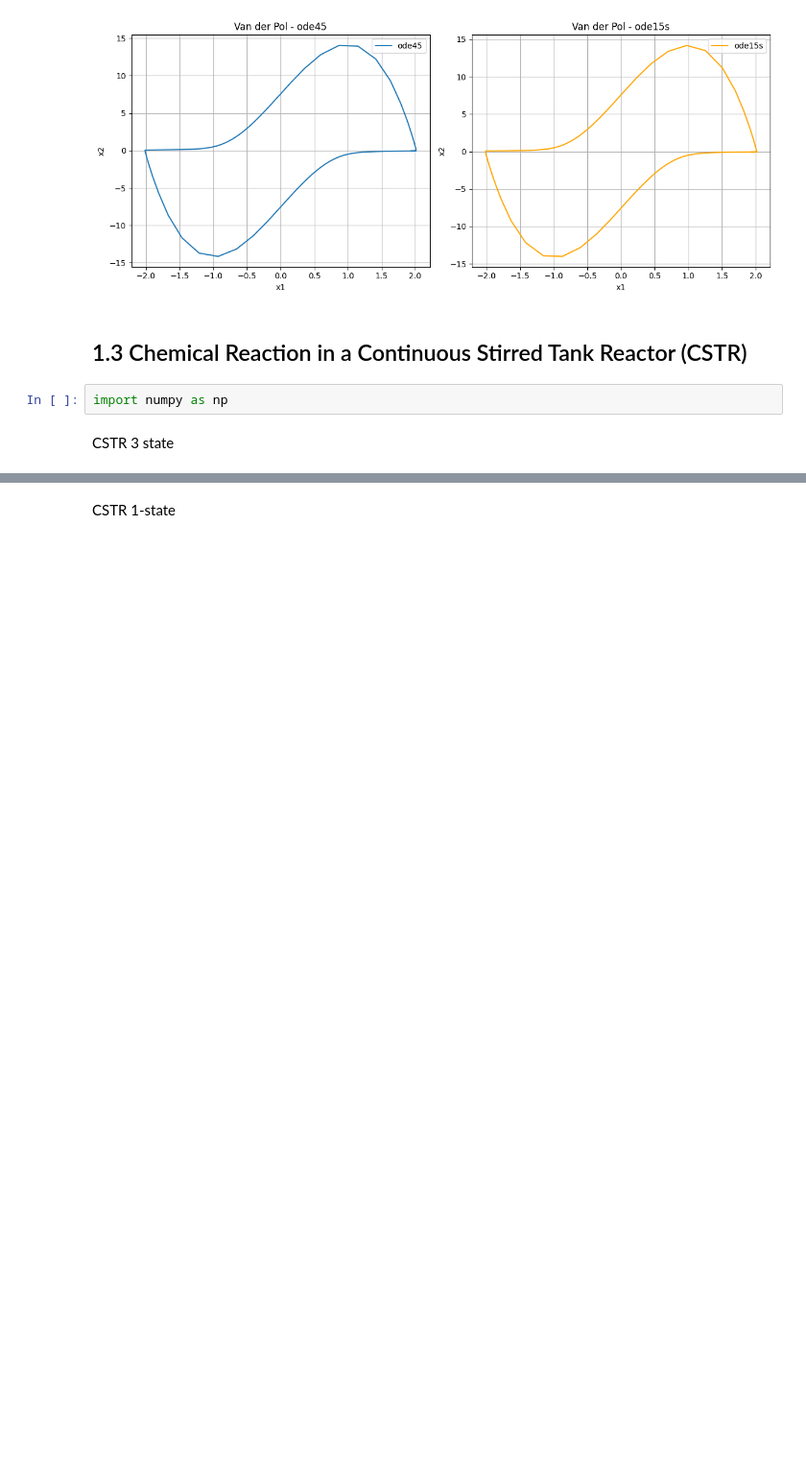
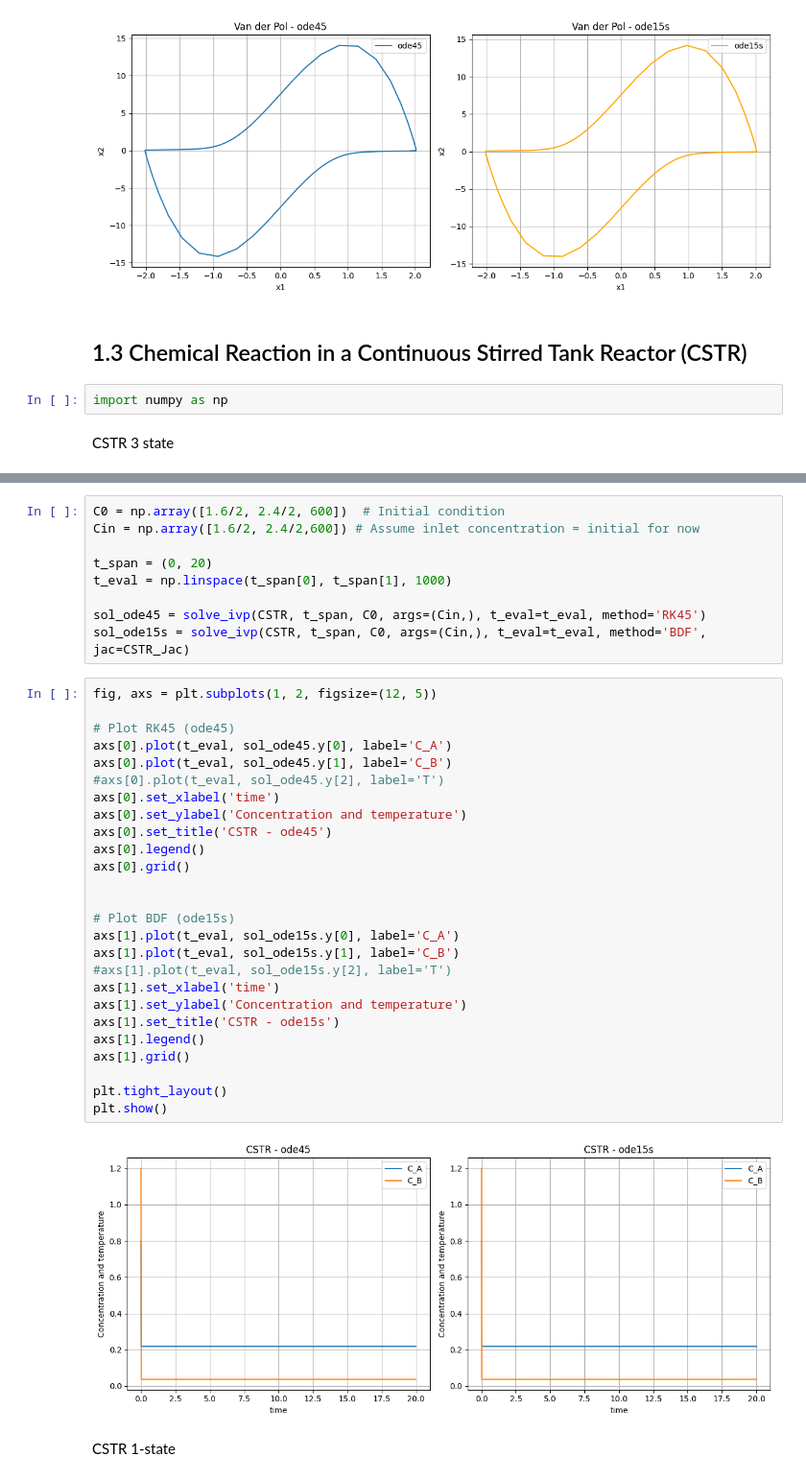
Before and after one commit to EstherCon0/SciComDiff, a Jupyter notebook: Exam.ipynb, the cells around one changed output, grey strips where cells are left out. Shown at 96% size. Cells and saved outputs as stored; diff of their text form; blank space fills up the shorter version.

```diff
--- a/Exam.ipynb
+++ b/Exam.ipynb
@@ -216,2 +319,39 @@ plt.show()
+# %%
+C0 = np.array([1.6/2, 2.4/2, 600])  # Initial condition
+Cin = np.array([1.6/2, 2.4/2,600]) # Assume inlet concentration = initial for now
+
+t_span = (0, 20)
+t_eval = np.linspace(t_span[0], t_span[1], 1000)
+
+sol_ode45 = solve_ivp(CSTR, t_span, C0, args=(Cin,), t_eval=t_eval, method='RK45')
+sol_ode15s = solve_ivp(CSTR, t_span, C0, args=(Cin,), t_eval=t_eval, method='BDF', jac=CSTR_Jac)
+# %%
+fig, axs = plt.subplots(1, 2, figsize=(12, 5))
+
+# Plot RK45 (ode45)
+axs[0].plot(t_eval, sol_ode45.y[0], label='C_A')
+axs[0].plot(t_eval, sol_ode45.y[1], label='C_B')
+#axs[0].plot(t_eval, sol_ode45.y[2], label='T')
+axs[0].set_xlabel('time')
+axs[0].set_ylabel('Concentration and temperature')
+axs[0].set_title('CSTR - ode45')
+axs[0].legend()
+axs[0].grid()
+
+
+# Plot BDF (ode15s)
+axs[1].plot(t_eval, sol_ode15s.y[0], label='C_A')
+axs[1].plot(t_eval, sol_ode15s.y[1], label='C_B')
+#axs[1].plot(t_eval, sol_ode15s.y[2], label='T')
+axs[1].set_xlabel('time')
+axs[1].set_ylabel('Concentration and temperature')
+axs[1].set_title('CSTR - ode15s')
+axs[1].legend()
+axs[1].grid()
+
+plt.tight_layout()
+plt.show()
+# %% [output]
+[figure, added]
 # %% [markdown]
 CSTR 1-state
```
Also changed, not shown: parts of 3 cells of this notebook.
